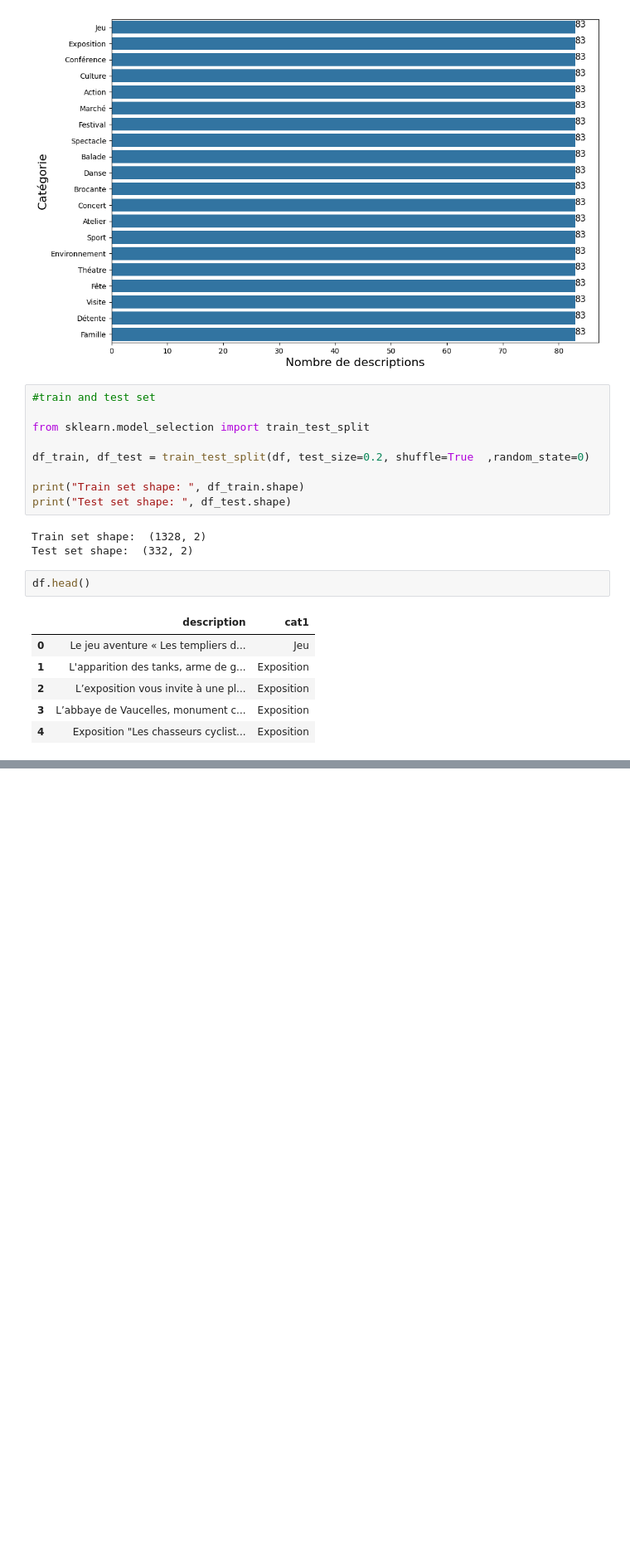
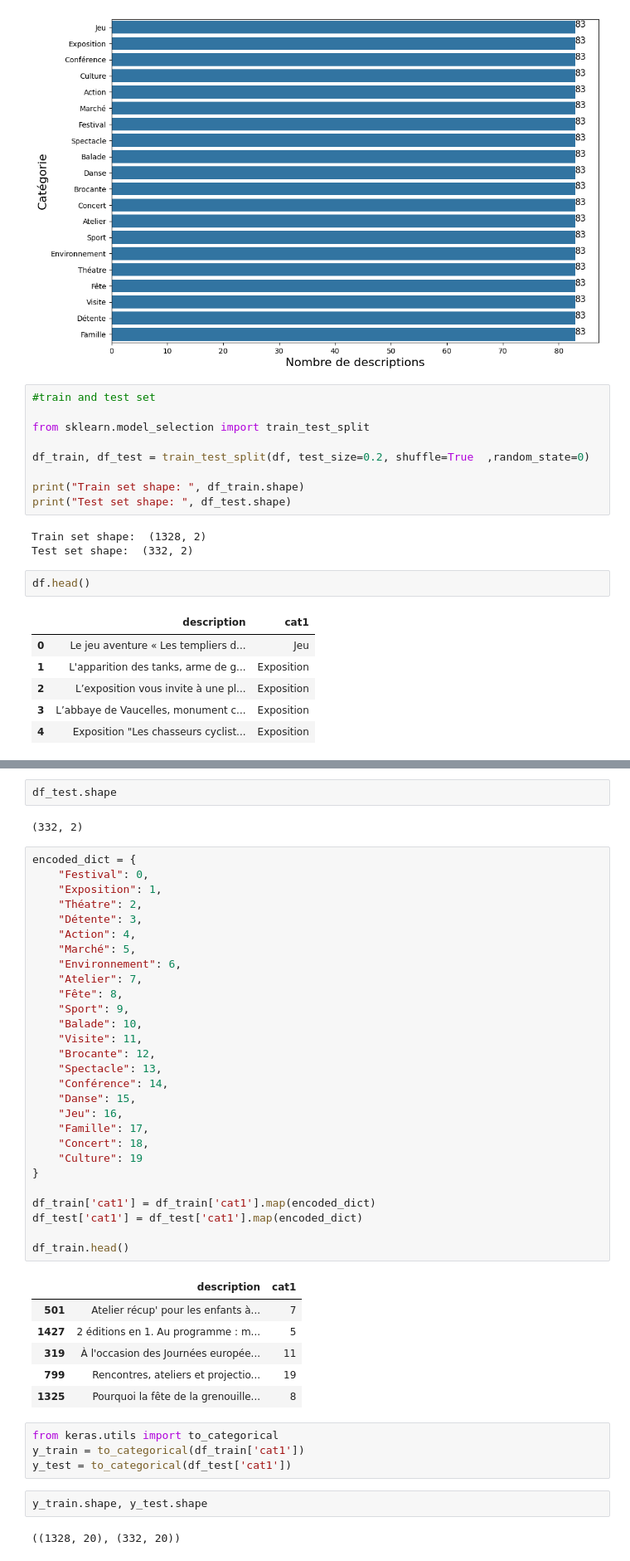
Before and after one commit to maxwarch/fine-tune-classification, a Jupyter notebook: farid/class4.ipynb, the cells around one changed output, grey strips where cells are left out. Shown at 83% size. Cells and saved outputs as stored; diff of their text form; blank space fills up the shorter version.

```diff
--- a/farid/class4.ipynb
+++ b/farid/class4.ipynb
@@ -127,0 +150,47 @@ df['clean_description'] = df['description'].apply(lambda x: clean_text(x))
+# %%
+df_test.shape
+# %% [output]
+(332, 2)
+# %%
+encoded_dict = {
+    "Festival": 0,
+    "Exposition": 1,
+    "Théatre": 2,
+    "Détente": 3,
+    "Action": 4,
+    "Marché": 5,
+    "Environnement": 6,
+    "Atelier": 7,
+    "Fête": 8,
+    "Sport": 9,
+    "Balade": 10,
+    "Visite": 11,
+    "Brocante": 12,
+    "Spectacle": 13,
+    "Conférence": 14,
+    "Danse": 15,
+    "Jeu": 16,
+    "Famille": 17,
+    "Concert": 18,
+    "Culture": 19
+}
+
+df_train['cat1'] = df_train['cat1'].map(encoded_dict)
+df_test['cat1'] = df_test['cat1'].map(encoded_dict)
+
+df_train.head()
+# %% [output]
+|  | description | cat1 |
+| 501 | Atelier récup' pour les enfants à... | 7 |
+| 1427 | 2 éditions en 1. Au programme : m... | 5 |
+| 319 | À l'occasion des Journées europée... | 11 |
+| 799 | Rencontres, ateliers et projectio... | 19 |
+| 1325 | Pourquoi la fête de la grenouille... | 8 |
+# %%
+from keras.utils import to_categorical
+y_train = to_categorical(df_train['cat1'])
+y_test = to_categorical(df_test['cat1'])
+# %%
+y_train.shape, y_test.shape
+# %% [output]
+((1328, 20), (332, 20))
```
Also changed, not shown: parts of 5 cells of this notebook, 2 other files.
